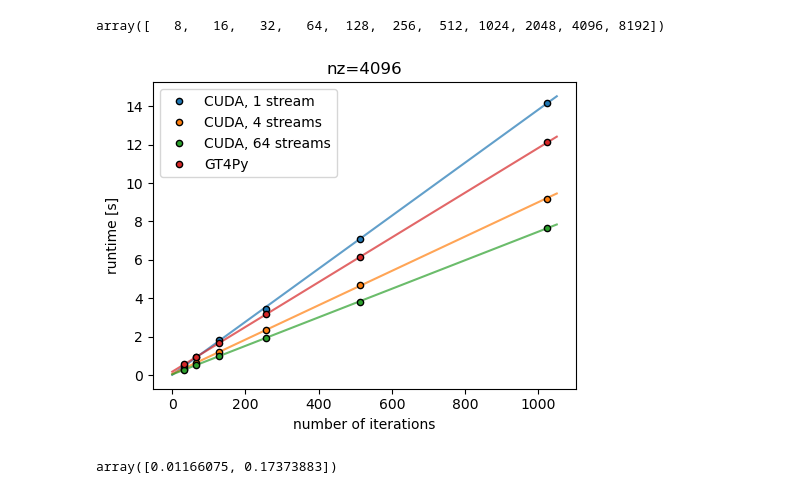
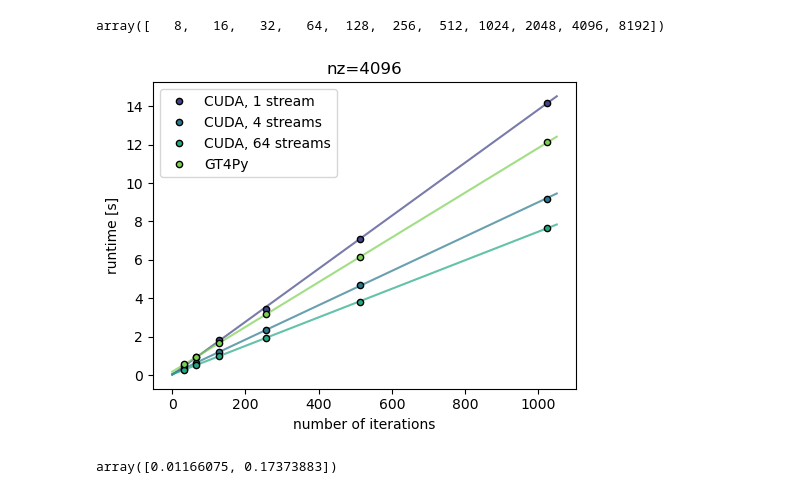
Before and after one commit to grafrap/HPC4WC-overlapping, a Jupyter notebook: measurements/stencil_cuda_vs_gt4py_plots.ipynb, the cells around one changed output. Cells and saved outputs as stored; diff of their text form; code cells hidden in the pictures.

```diff
--- a/measurements/stencil_cuda_vs_gt4py_plots.ipynb
+++ b/measurements/stencil_cuda_vs_gt4py_plots.ipynb
@@ -148,6 +148,8 @@ df_nz
 # %%
 numstreams = df_nz['NUM_STREAMS'].unique()
 numiters = df_nz['NUM_ITER'].unique()
+
+col6 = plt.cm.viridis(np.linspace(0, 1, 6))
 
 plt.figure(figsize=(8, 6))
 
@@ -166,7 +168,8 @@ for idx, tsteps in enumerate(numiters):
                  alpha=0.9,                 # Transparency
                  markeredgecolor='black',  # Edge color
                  markeredgewidth=0.5,      # Edge thickness
-                 label=f'{tsteps:,}')
+                 label=f'{tsteps:,}',
+                 color=col6[idx])
 
 plt.xscale('log', base = 2)
 plt.yscale('log')
@@ -178,11 +181,11 @@ plt.grid(True, which='both', linestyle='--', linewidth=0.5, alpha=0.6)
 
 for i,n in enumerate(numiters):
     t_gt4py = df_gt_nz[df_gt_nz['NUM_ITER'] == n]['Time']
-    plt.plot([1,2**8], 2*[t_gt4py], '--', color=f'C{i}')
+    plt.plot([1,2**8], 2*[t_gt4py], '--', color=col6[i])
 
 # Add space on the right for the legend
 plt.subplots_adjust(right=0.75)
 plt.tight_layout()
-plt.savefig(f"stencil_runtime_vs_gt4py.pdf")
+plt.savefig(f"stencil_runtime_vs_gt4py_{nz_fix}.pdf")
 plt.show()
 # %% [output]
@@ -208,7 +211,8 @@ for idx, tsteps in enumerate(numiters):
                  alpha=0.9,                 # Transparency
                  markeredgecolor='black',  # Edge color
                  markeredgewidth=0.5,      # Edge thickness
-                 label=f'{tsteps:,}')
+                 label=f'{tsteps:,}',
+                 color=col6[idx])
 
 plt.xscale('log', base = 2)
 plt.yscale('log')
@@ -220,11 +224,11 @@ plt.grid(True, which='both', linestyle='--', linewidth=0.5, alpha=0.6)
 
 for i,n in enumerate(numiters):
     t_gt4py = df_gt_nz[df_gt_nz['NUM_ITER'] == n]['Time']
-    plt.plot([1,2**8], 2*[t_gt4py], '--', color=f'C{i}')
+    plt.plot([1,2**8], 2*[t_gt4py], '--', color=col6[i])
 
 # Add space on the right for the legend
 plt.subplots_adjust(right=0.75)
 plt.tight_layout()
-plt.savefig(f"stencil_runtime_vs_gt4py_2.pdf")
+plt.savefig(f"stencil_runtime_vs_gt4py_{nz_fix}.pdf")
 plt.show()
 # %% [output]
@@ -232,12 +236,12 @@ plt.show()
 # %%
 def plotnfit_time_of_iter(df, lbl=None, color='C0', ax=plt):
-    ax.plot(df['NUM_ITER'], df['Time'], f'.{color}', markeredgecolor='black', label=lbl , markersize=9)
+    ax.plot(df['NUM_ITER'], df['Time'], f'.', markeredgecolor='black', label=lbl , markersize=9, color=color)
 
     prm = np.polyfit(df['NUM_ITER'], df['Time'], deg=1)
     fit_fct = np.poly1d(prm)
     x_numiters = np.array([0, 1050])
     y_t_fit = fit_fct(x_numiters)
-    ax.plot(x_numiters, y_t_fit, f'-{color}', zorder=0, alpha=0.7)
+    ax.plot(x_numiters, y_t_fit, f'-', zorder=0, alpha=0.7, color=color)
 # %%
 nz_fix = 8192
 assert(nz_fix in nz_gt)
@@ -263,20 +267,20 @@ array([   8,   16,   32,   64,  128,  256,  512, 1024, 2048, 4096, 8192])
 # %%
 nz_fix = 4096
 assert(nz_fix in nz_gt)
 
 plt.figure(figsize=(5,4))
-plotnfit_time_of_iter(df_nz[(df_nz["NUM_STREAMS"] == 1) & (df_nz['Nz'] == nz_fix)], "CUDA, 1 stream", "C0")
-plotnfit_time_of_iter(df_nz[(df_nz['NUM_STREAMS'] == 4) & (df_nz['Nz'] == nz_fix)], "CUDA, 4 streams", "C1")
-plotnfit_time_of_iter(df_nz[(df_nz['NUM_STREAMS'] == 64) & (df_nz['Nz'] == nz_fix)], "CUDA, 64 streams", "C2")
-plotnfit_time_of_iter(df_gt4py_gpu[df_gt4py_gpu['Nz'] == nz_fix], "GT4Py", "C3")
+plotnfit_time_of_iter(df_nz[(df_nz["NUM_STREAMS"] == 1) & (df_nz['Nz'] == nz_fix)], "CUDA, 1 stream", color=col6[1])
+plotnfit_time_of_iter(df_nz[(df_nz['NUM_STREAMS'] == 4) & (df_nz['Nz'] == nz_fix)], "CUDA, 4 streams", color=col6[2])
+plotnfit_time_of_iter(df_nz[(df_nz['NUM_STREAMS'] == 64) & (df_nz['Nz'] == nz_fix)], "CUDA, 64 streams", color=col6[3])
+plotnfit_time_of_iter(df_gt4py_gpu[df_gt4py_gpu['Nz'] == nz_fix], "GT4Py", color=col6[4])
 plt.legend(loc='best')
 plt.xlabel("number of iterations")
 plt.ylabel("runtime [s]")
 plt.title(f"nz={nz_fix}")
 plt.tight_layout()
 plt.savefig(f"stencil_runtime_fit_nz={nz_fix}.pdf")
 # %% [output]
-[figure, old version]
+[figure, new version]
 # %%
 df_gt4096 = df_gt4py_gpu[df_gt4py_gpu['Nz'] == 4096]
 # df_gt4096 = df_gt4py_gpu[df_gt4py_gpu['Nz'] == 8192]
```
Also changed, not shown: parts of 4 cells of this notebook, 5 other files.
